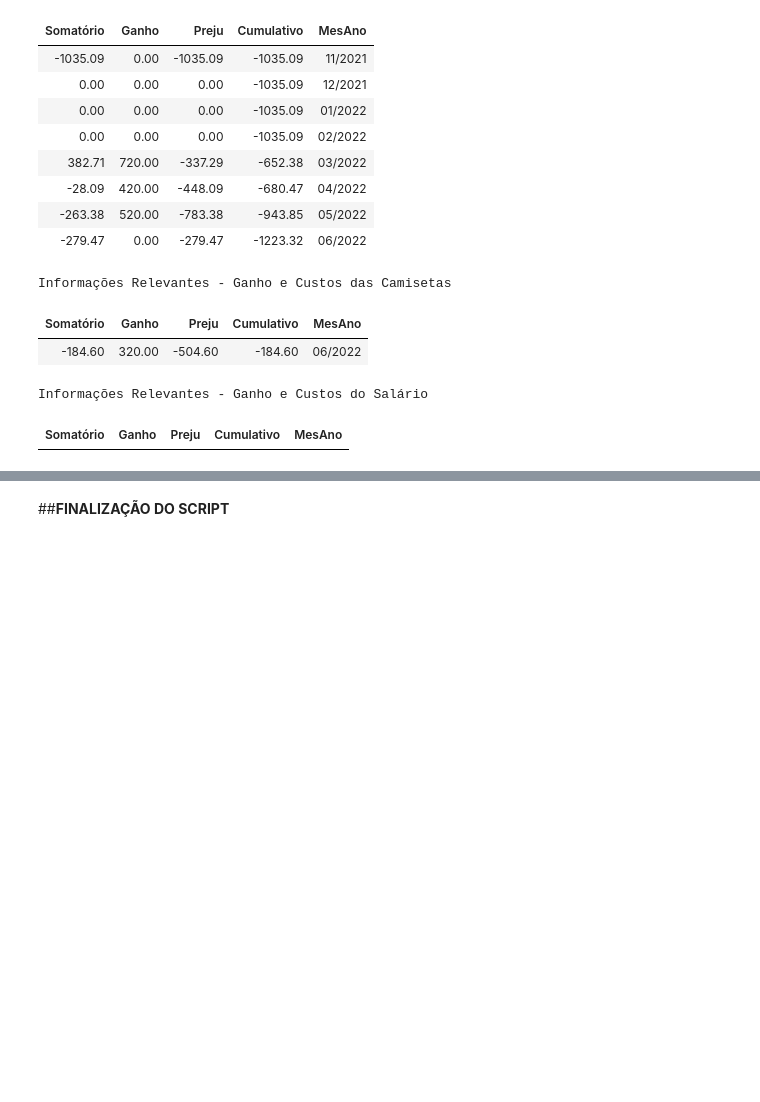
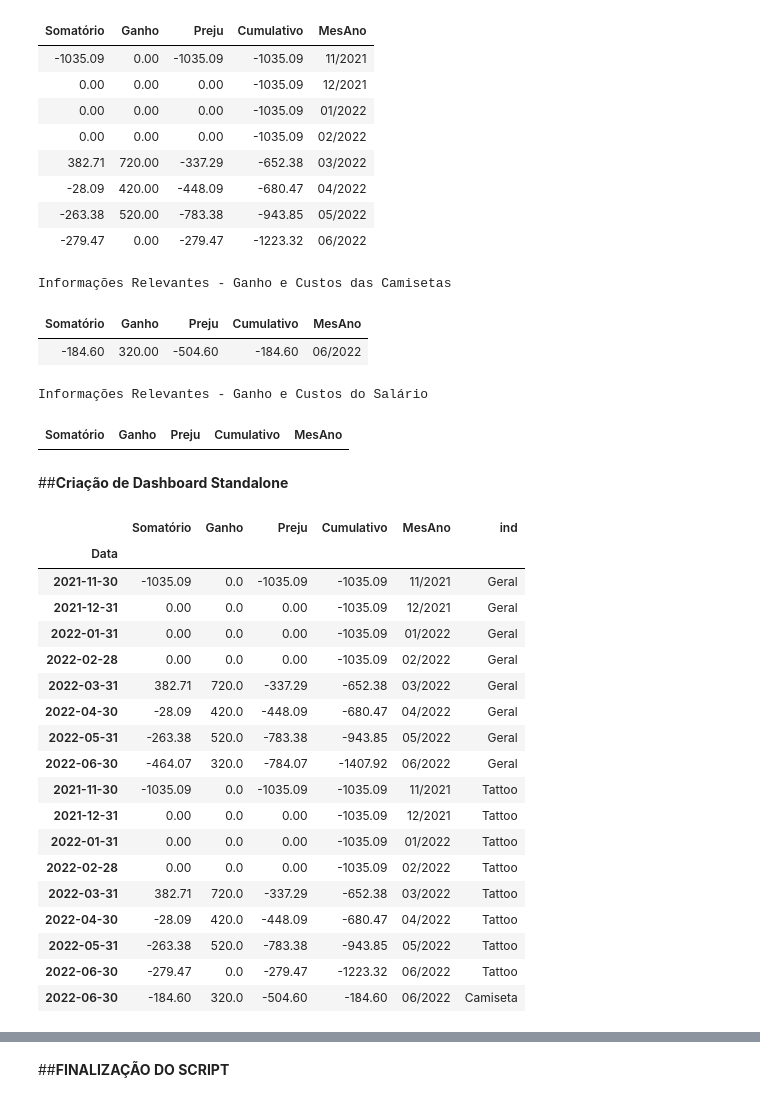
Before and after one commit to lucammarini/App_Mobile_Controle_Financeiro, a Jupyter notebook: DASHBOARD_FINANCEIRO_GERAL.ipynb, the cells around one changed output, grey strips where cells are left out. Drawn from its saved outputs; the diff is of its cells as text; code cells hidden in the pictures; blank space fills up the shorter version.

```diff
--- a/DASHBOARD_FINANCEIRO_GERAL.ipynb
+++ b/DASHBOARD_FINANCEIRO_GERAL.ipynb
@@ -529,3 +529,5 @@ Informações Relevantes - Ganho e Custos das Camisetas
 # %% [output]
 Informações Relevantes - Ganho e Custos do Salário
 | Somatório | Ganho | Preju | Cumulativo | MesAno |
+# %% [markdown]
+##**Criação de Dashboard Standalone**
@@ -531,0 +539,29 @@ Informações Relevantes - Ganho e Custos do Salário
+# %%
+df_resumo['ind'] = 'Geral'
+df_resumo_t['ind'] = 'Tattoo'
+df_resumo_c['ind'] = 'Camiseta'
+df_resumo_s['ind'] = 'Salário'
+
+df_resumo_tot = pd.concat([df_resumo, df_resumo_t, df_resumo_c, df_resumo_s])
+# %%
+df_resumo_tot
+# %% [output]
+|  | Somatório | Ganho | Preju | Cumulativo | MesAno | ind |
+| Data |  |  |  |  |  |  |
+| 2021-11-30 | -1035.09 | 0.0 | -1035.09 | -1035.09 | 11/2021 | Geral |
+| 2021-12-31 | 0.00 | 0.0 | 0.00 | -1035.09 | 12/2021 | Geral |
+| 2022-01-31 | 0.00 | 0.0 | 0.00 | -1035.09 | 01/2022 | Geral |
+| 2022-02-28 | 0.00 | 0.0 | 0.00 | -1035.09 | 02/2022 | Geral |
+| 2022-03-31 | 382.71 | 720.0 | -337.29 | -652.38 | 03/2022 | Geral |
+| 2022-04-30 | -28.09 | 420.0 | -448.09 | -680.47 | 04/2022 | Geral |
+| 2022-05-31 | -263.38 | 520.0 | -783.38 | -943.85 | 05/2022 | Geral |
+| 2022-06-30 | -464.07 | 320.0 | -784.07 | -1407.92 | 06/2022 | Geral |
+| 2021-11-30 | -1035.09 | 0.0 | -1035.09 | -1035.09 | 11/2021 | Tattoo |
+| 2021-12-31 | 0.00 | 0.0 | 0.00 | -1035.09 | 12/2021 | Tattoo |
+| 2022-01-31 | 0.00 | 0.0 | 0.00 | -1035.09 | 01/2022 | Tattoo |
+| 2022-02-28 | 0.00 | 0.0 | 0.00 | -1035.09 | 02/2022 | Tattoo |
+| 2022-03-31 | 382.71 | 720.0 | -337.29 | -652.38 | 03/2022 | Tattoo |
+| 2022-04-30 | -28.09 | 420.0 | -448.09 | -680.47 | 04/2022 | Tattoo |
+| 2022-05-31 | -263.38 | 520.0 | -783.38 | -943.85 | 05/2022 | Tattoo |
+| 2022-06-30 | -279.47 | 0.0 | -279.47 | -1223.32 | 06/2022 | Tattoo |
+| 2022-06-30 | -184.60 | 320.0 | -504.60 | -184.60 | 06/2022 | Camiseta |
```
Also changed, not shown: parts of 6 cells of this notebook.
